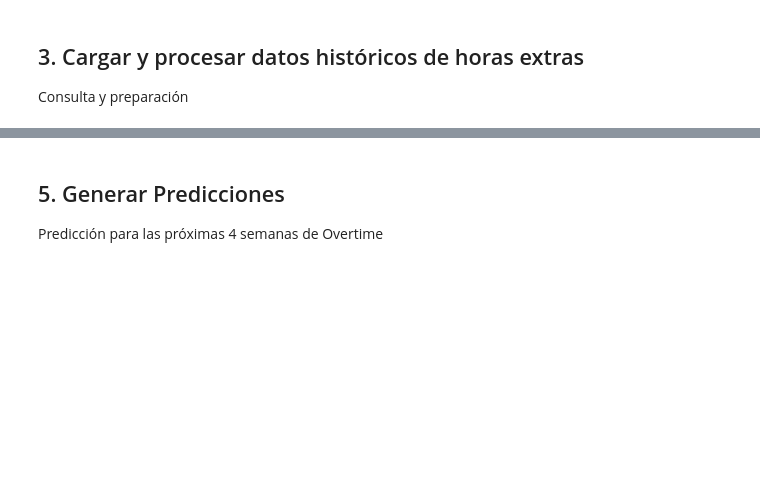
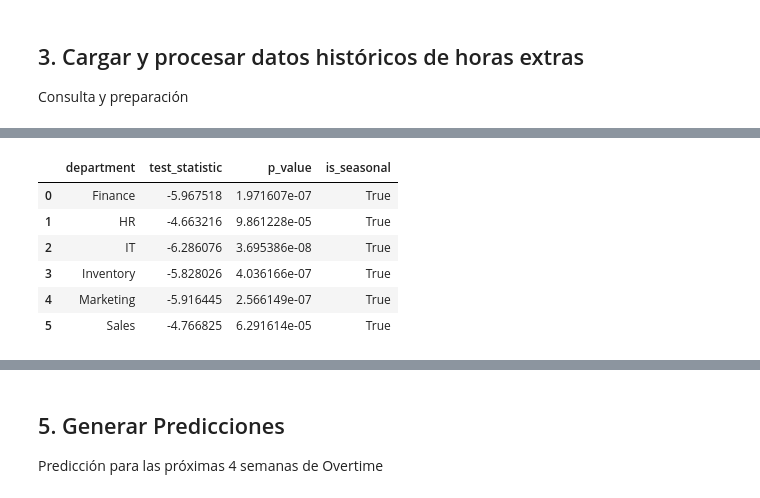
Before and after one commit to jdranalytics/Portfolio, a Jupyter notebook: Python/31_HR_Overtime_Prediction_Forecast.ipynb, the cells around one changed output, grey strips where cells are left out. Cells and saved outputs as stored; diff of their text form; code cells hidden in the pictures; blank space fills up the shorter version.

```diff
--- a/Python/31_HR_Overtime_Prediction_Forecast.ipynb
+++ b/Python/31_HR_Overtime_Prediction_Forecast.ipynb
@@ -310,0 +121,84 @@ Resumen de calidad de modelos:
+# %%
+def Prueba_Dickey_Fuller(series, department, column_name):
+    """
+    Realiza la prueba de Dickey-Fuller para analizar estacionalidad
+    """
+    print(f'\nAnálisis de Estacionalidad para {department}')
+    print(f'Resultados de la prueba de Dickey-Fuller para columna: {column_name}')
+
+    # Realizar la prueba de Dickey-Fuller
+    dftest = adfuller(series, autolag='AIC')
+
+    # Crear una serie de pandas con los resultados principales
+    dfoutput = pd.Series(dftest[0:4], index=['Test Statistic', 'p-value', 'No Lags Used',
+                                            'Número de observaciones utilizadas'])
+
+    # Agregar los valores críticos al resultado
+    for key, value in dftest[4].items():
+        dfoutput[f'Critical Value ({key})'] = value
+
+    # Mostrar los resultados
+    print(dfoutput)
+
+    # Interpretar los resultados
+    if dftest[1] <= 0.05:
+        conclusion = "Los datos tienen estacionalidad"
+        decision = "Rechazar la hipótesis nula"
+    else:
+        conclusion = "Los datos no tienen estacionalidad"
+        decision = "No se puede rechazar la hipótesis nula"
+
+    print("\nConclusión:====>")
+    print(decision)
+    print(conclusion)
+
+    return {
+        'department': department,
+        'test_statistic': dftest[0],
+        'p_value': dftest[1],
+        'is_seasonal': dftest[1] <= 0.05
+    }
+
+# Realizar análisis de estacionalidad para cada departamento
+seasonality_results = []
+for department in historical_data['department'].unique():
+    dept_data = historical_data[historical_data['department'] == department]
+
+    if len(dept_data) < 10:
+        print(f"\nAdvertencia: Datos insuficientes para {department}")
+        continue
+
+    result = Prueba_Dickey_Fuller(
+        dept_data["total_overtime"],
+        department,
+        "total_overtime"
+    )
+    seasonality_results.append(result)
+
+# Crear DataFrame con resultados
+seasonality_df = pd.DataFrame(seasonality_results)
+print("\nResumen de Estacionalidad por Departamento:")
+display(seasonality_df)
+
+# Visualizar distribución de horas extra por departamento
+fig = go.Figure()
+for department in historical_data['department'].unique():
+    dept_data = historical_data[historical_data['department'] == department]
+    fig.add_trace(
+        go.Scatter(
+            x=dept_data['work_date'],
+            y=dept_data['total_overtime'],
+            name=department,
+            mode='lines+markers'
+        )
+    )
+
+fig.update_layout(
+    title='Distribución de Horas Extra por Departamento',
+    xaxis_title='Fecha',
+    yaxis_title='Horas Extra',
+    template='plotly_white',
+    showlegend=True
+)
+fig.show()
+# %% [output]
@@ -310,0 +222,7 @@ Resumen de calidad de modelos:
+|  | department | test_statistic | p_value | is_seasonal |
+| 0 | Finance | -5.967518 | 1.971607e-07 | True |
+| 1 | HR | -4.663216 | 9.861228e-05 | True |
+| 2 | IT | -6.286076 | 3.695386e-08 | True |
+| 3 | Inventory | -5.828026 | 4.036166e-07 | True |
+| 4 | Marketing | -5.916445 | 2.566149e-07 | True |
+| 5 | Sales | -4.766825 | 6.291614e-05 | True |
```
Also changed, not shown: parts of 14 cells of this notebook, 2 other files.
